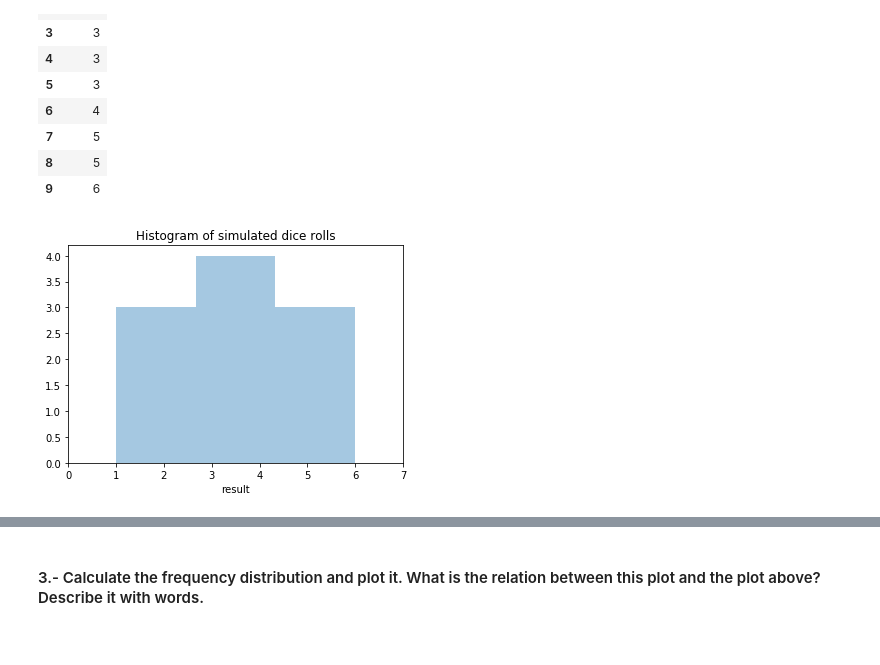
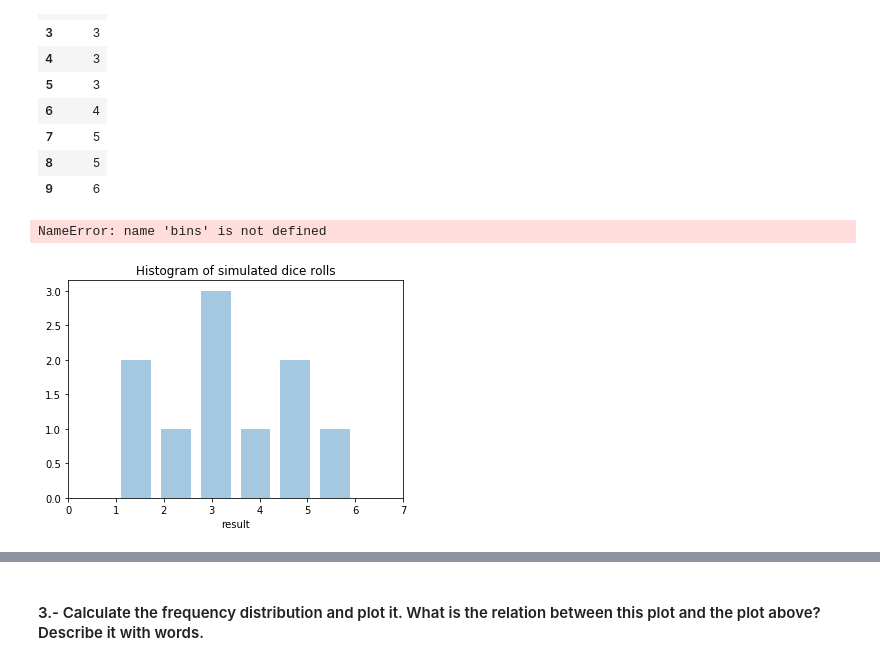
Before and after one commit to ta-data-lis/lab-understanding-descriptive-stats, a Jupyter notebook: your-code/main.ipynb, the cells around one changed output, grey strips where cells are left out. Saved outputs shown, nothing was run; the diff lists cells and outputs as text; code cells hidden in the pictures.

```diff
--- a/your-code/main.ipynb
+++ b/your-code/main.ipynb
@@ -112,13 +112,14 @@ r
 # %%
 # plot the results
 
-%matplotlib inline
+# xticks are not aligned with bars
 
 x = r['result']
 
-sns.distplot(x, kde = False)
+sns.distplot(x, kde=False, hist_kws={"rwidth":0.75}, bins=6)
 plt.title("Histogram of simulated dice rolls")
 plt.xlim([0,7])
 plt.show()
 # %% [output]
+NameError: name 'bins' is not defined
-[figure, old version]
+[figure, new version]
```
Also changed, not shown: parts of 9 cells of this notebook.
